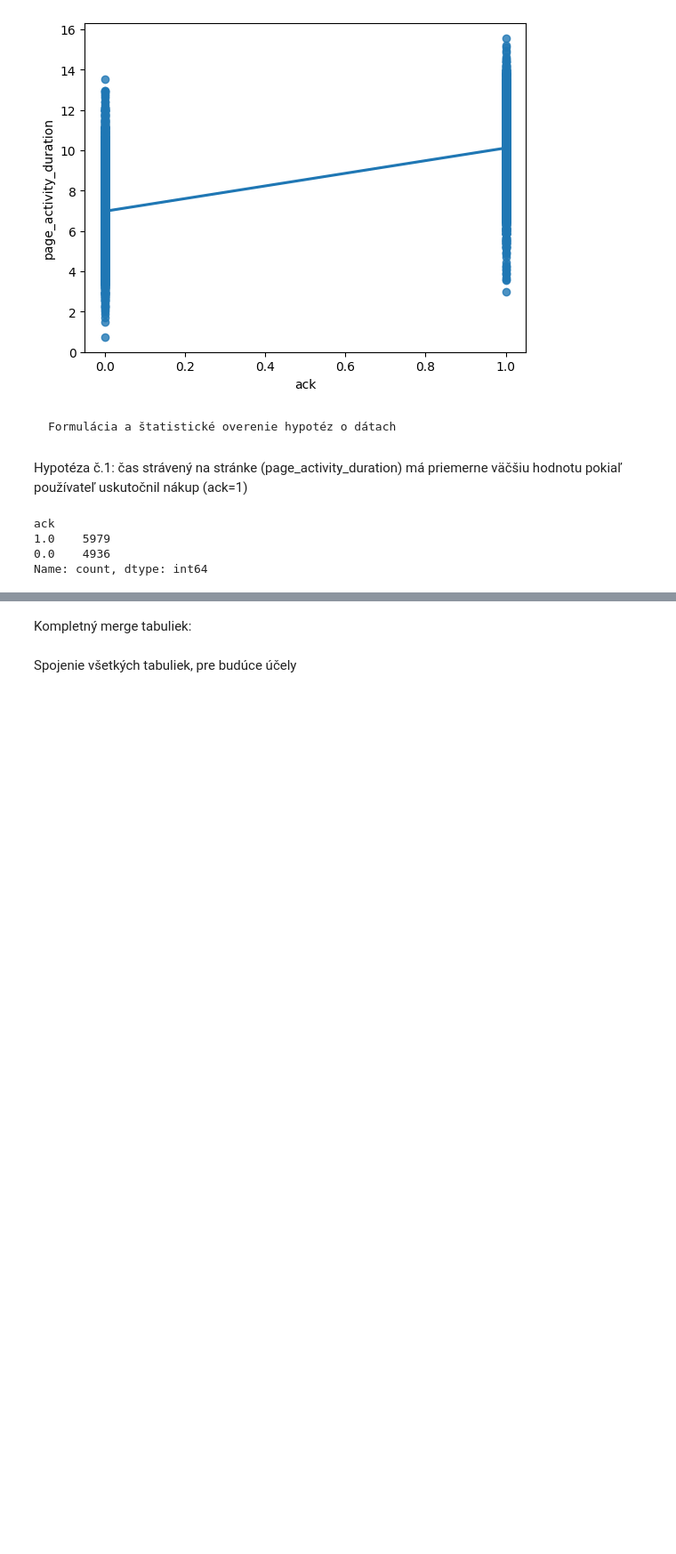
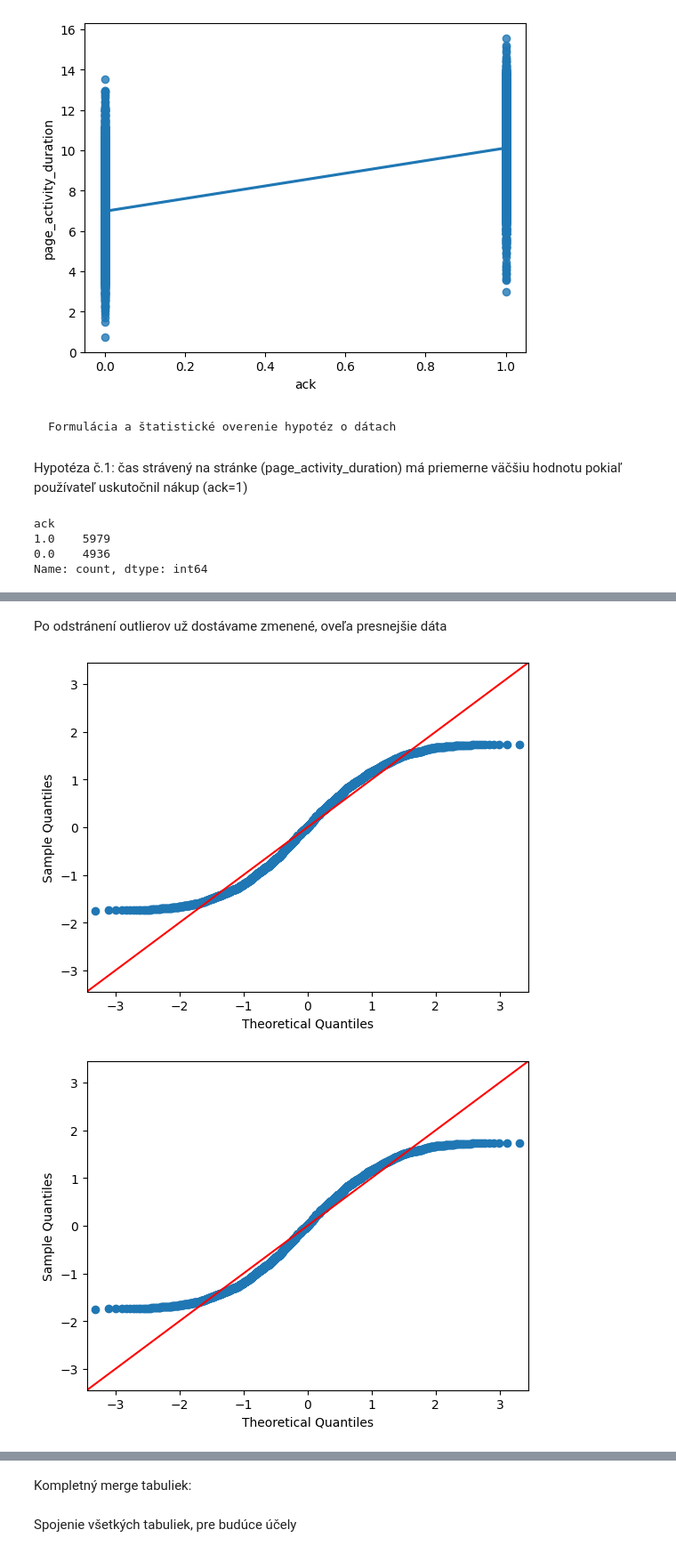
Before and after one commit to LukasLovas/IAU_Project_LL_DL, a Jupyter notebook: zadanie_1_časť.ipynb, the cells around one changed output, grey strips where cells are left out. Shown at 89% size. Cells and saved outputs as stored; diff of their text form; code cells hidden in the pictures; blank space fills up the shorter version.

```diff
--- a/zadanie_1_časť.ipynb
+++ b/zadanie_1_časť.ipynb
@@ -877,0 +898,7 @@ sns.histplot(purchased)
+# %% [markdown]
+Po odstránení outlierov už dostávame zmenené, oveľa presnejšie dáta
+# %%
+sm.ProbPlot(purchased,fit=True).qqplot(line="45")
+# %% [output]
+[figure, added]
+[figure, added]
```
Also changed, not shown: parts of 37 cells of this notebook.
